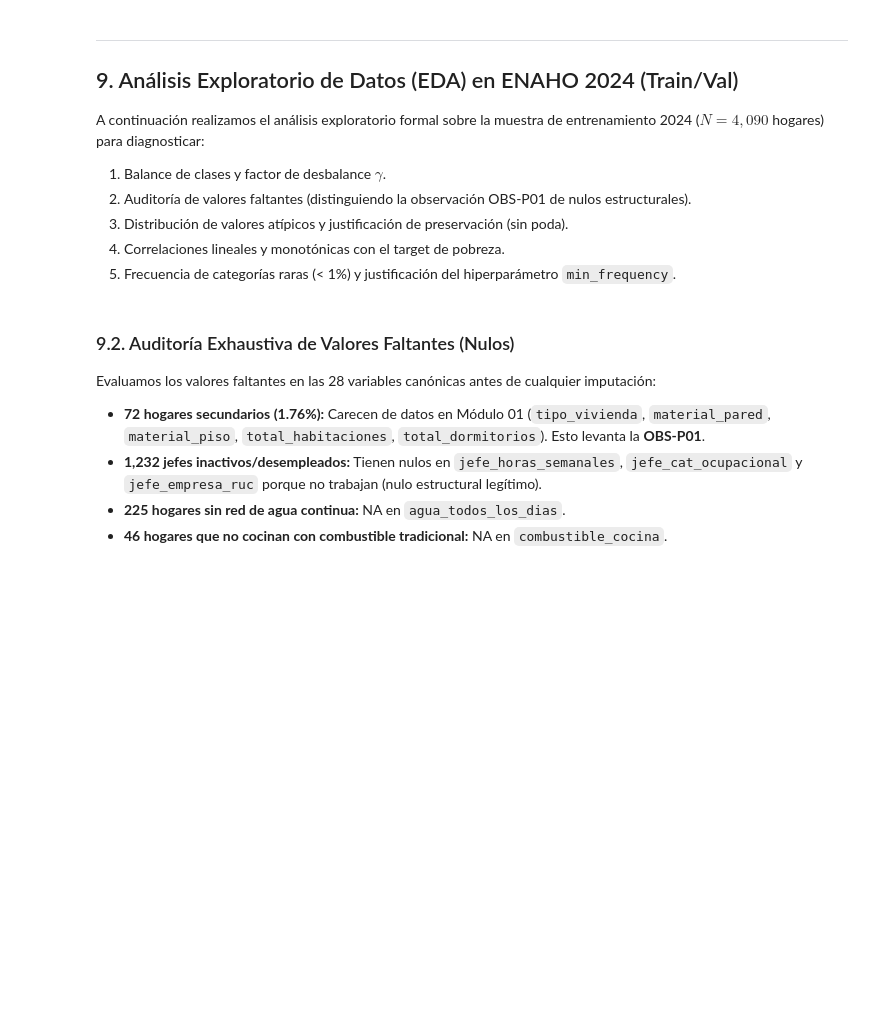
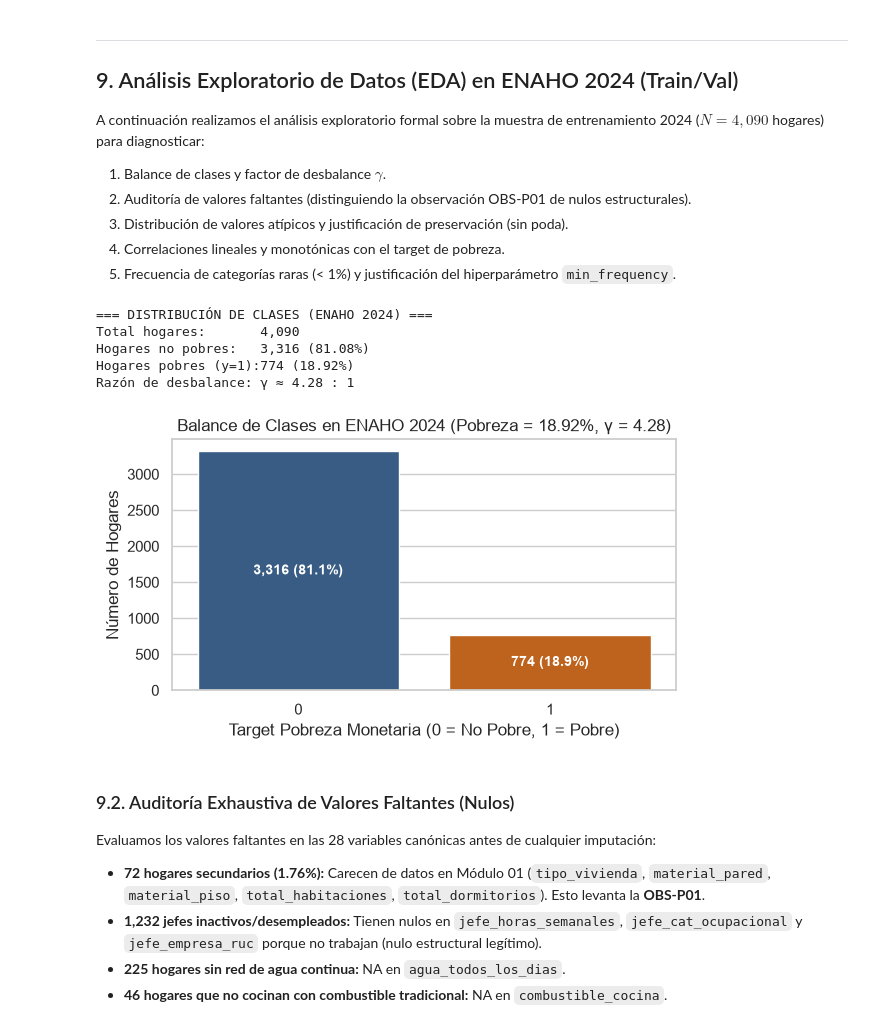
Before and after one commit to Ga3lAE/IA-Tarea-Academica, a Jupyter notebook: notebooks/pipeline_completo.ipynb, the cells around one changed output. Cells and saved outputs as stored; diff of their text form; code cells hidden in the pictures; blank space fills up the shorter version.

```diff
--- a/notebooks/pipeline_completo.ipynb
+++ b/notebooks/pipeline_completo.ipynb
@@ -284,34 +303,41 @@ A continuación realizamos el análisis exploratorio formal sobre la muestra de
 # %%
 import matplotlib.pyplot as plt
 import seaborn as sns
 
 # Configuración estética
 sns.set_theme(style="whitegrid", palette="muted")
 plt.rcParams.update({"font.size": 10, "figure.autolayout": True})
 
 # 9.1. Balance de la variable objetivo
 n_total = len(df_2024)
 n_poor = int(df_2024[TARGET_COL].sum())
 n_non_poor = n_total - n_poor
 p_poor = n_poor / n_total
 gamma = n_non_poor / n_poor
 
 print("=== DISTRIBUCIÓN DE CLASES (ENAHO 2024) ===")
 print(f"Total hogares:       {n_total:,d}")
 print(f"Hogares no pobres:   {n_non_poor:,d} ({1 - p_poor:.2%})")
 print(f"Hogares pobres (y=1):{n_poor:,d} ({p_poor:.2%})")
 print(f"Razón de desbalance: γ ≈ {gamma:.2f} : 1")
 
 fig, ax = plt.subplots(figsize=(6, 3.5))
-sns.countplot(x=TARGET_COL, data=df_2024, ax=ax, palette=["#2b5c8f", "#d95f02"])
+sns.countplot(x=TARGET_COL, data=df_2024, ax=ax, hue=TARGET_COL, palette=["#2b5c8f", "#d95f02"], legend=False)
 ax.set_title(f"Balance de Clases en ENAHO 2024 (Pobreza = {p_poor:.2%}, γ = {gamma:.2f})")
 ax.set_xlabel("Target Pobreza Monetaria (0 = No Pobre, 1 = Pobre)")
 ax.set_ylabel("Número de Hogares")
 for p in ax.patches:
     ax.annotate(f"{int(p.get_height()):,d} ({p.get_height()/n_total:.1%})",
                 (p.get_x() + p.get_width() / 2., p.get_height() / 2),
                 ha="center", va="center", color="white", fontweight="bold")
 plt.show()
+# %% [output]
+=== DISTRIBUCIÓN DE CLASES (ENAHO 2024) ===
+Total hogares:       4,090
+Hogares no pobres:   3,316 (81.08%)
+Hogares pobres (y=1):774 (18.92%)
+Razón de desbalance: γ ≈ 4.28 : 1
+[figure, added]
 # %% [markdown]
 ### 9.2. Auditoría Exhaustiva de Valores Faltantes (Nulos)
 
```
Also changed, not shown: parts of 9 cells of this notebook, 9 other files.
